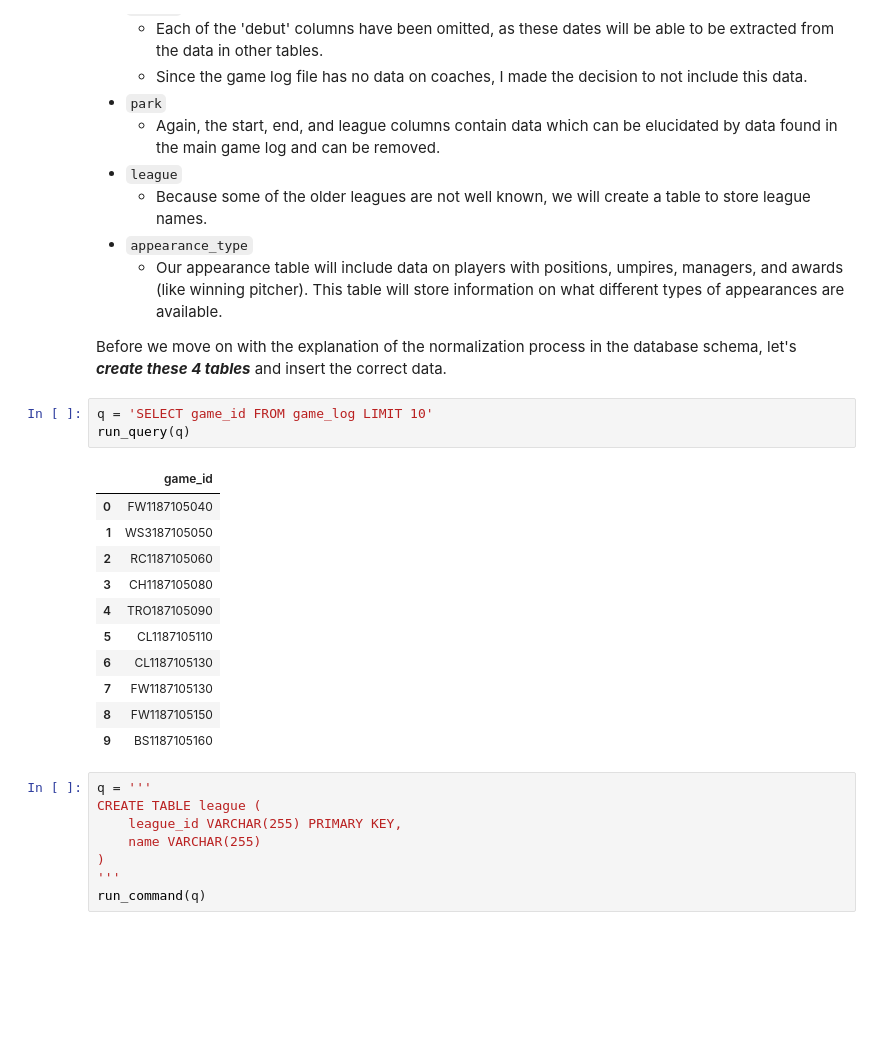
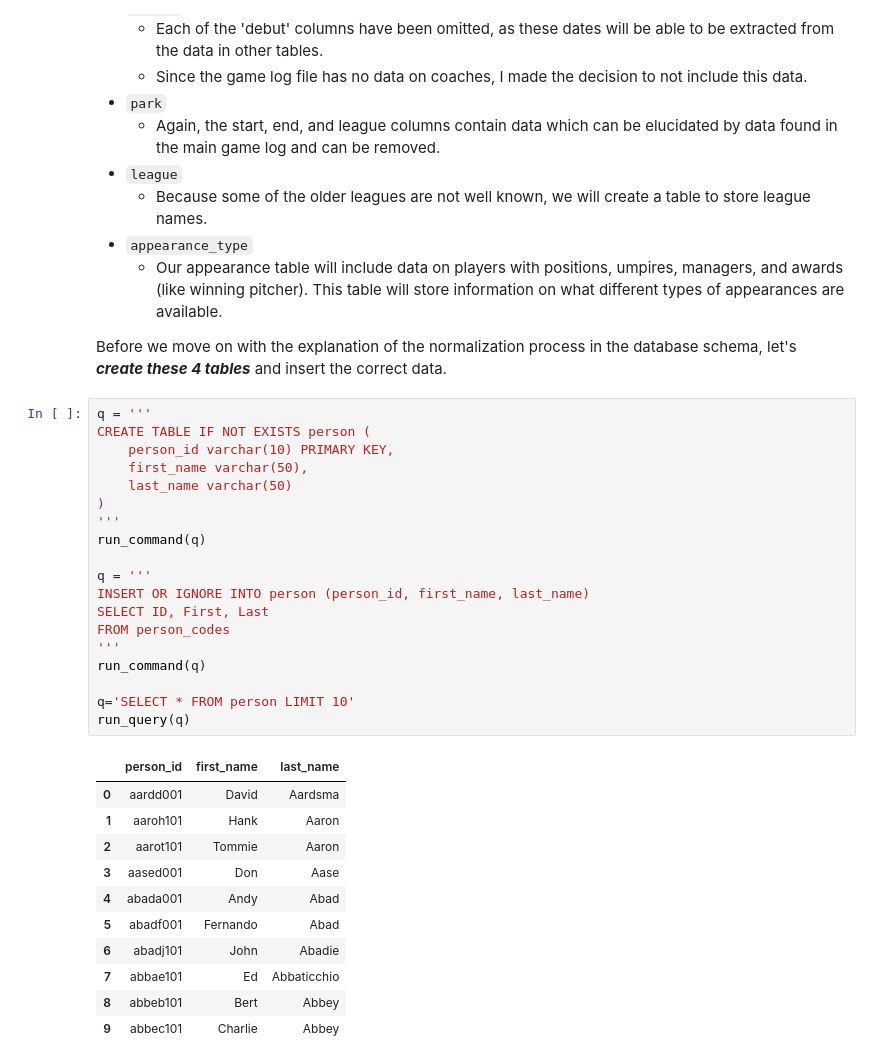
Before and after one commit to Rezwal/portfolio, a Jupyter notebook: Designing and Creating a Database.ipynb, the cells around one changed output. Cells and saved outputs as stored; diff of their text form; blank space fills up the shorter version.

```diff
--- a/Designing and Creating a Database.ipynb
+++ b/Designing and Creating a Database.ipynb
@@ -257,26 +259,34 @@ The tables we will create are below, with some notes on the normalization choice
    * Our appearance table will include data on players with positions, umpires, managers, and awards (like winning pitcher). This table will store information on what different types of appearances are available.
 
 Before we move on with the explanation of the normalization process in the database schema, let's ***create these 4 tables*** and insert the correct data.
-# %%
-q = 'SELECT game_id FROM game_log LIMIT 10'
-run_query(q)
-# %% [output]
-|  | game_id |
-| 0 | FW1187105040 |
-| 1 | WS3187105050 |
-| 2 | RC1187105060 |
-| 3 | CH1187105080 |
-| 4 | TRO187105090 |
-| 5 | CL1187105110 |
-| 6 | CL1187105130 |
-| 7 | FW1187105130 |
-| 8 | FW1187105150 |
-| 9 | BS1187105160 |
-# %%
-q = '''
-CREATE TABLE league (
-    league_id VARCHAR(255) PRIMARY KEY,
-    name VARCHAR(255)
-)
-'''
-run_command(q)
+# %%
+q = '''
+CREATE TABLE IF NOT EXISTS person (
+    person_id varchar(10) PRIMARY KEY,
+    first_name varchar(50),
+    last_name varchar(50)
+)
+'''
+run_command(q)
+
+q = '''
+INSERT OR IGNORE INTO person (person_id, first_name, last_name)
+SELECT ID, First, Last
+FROM person_codes
+'''
+run_command(q)
+
+q='SELECT * FROM person LIMIT 10'
+run_query(q)
+# %% [output]
+|  | person_id | first_name | last_name |
+| 0 | aardd001 | David | Aardsma |
+| 1 | aaroh101 | Hank | Aaron |
+| 2 | aarot101 | Tommie | Aaron |
+| 3 | aased001 | Don | Aase |
+| 4 | abada001 | Andy | Abad |
+| 5 | abadf001 | Fernando | Abad |
+| 6 | abadj101 | John | Abadie |
+| 7 | abbae101 | Ed | Abbaticchio |
+| 8 | abbeb101 | Bert | Abbey |
+| 9 | abbec101 | Charlie | Abbey |
```
Also changed, not shown: parts of 13 cells of this notebook, 1 other file.
